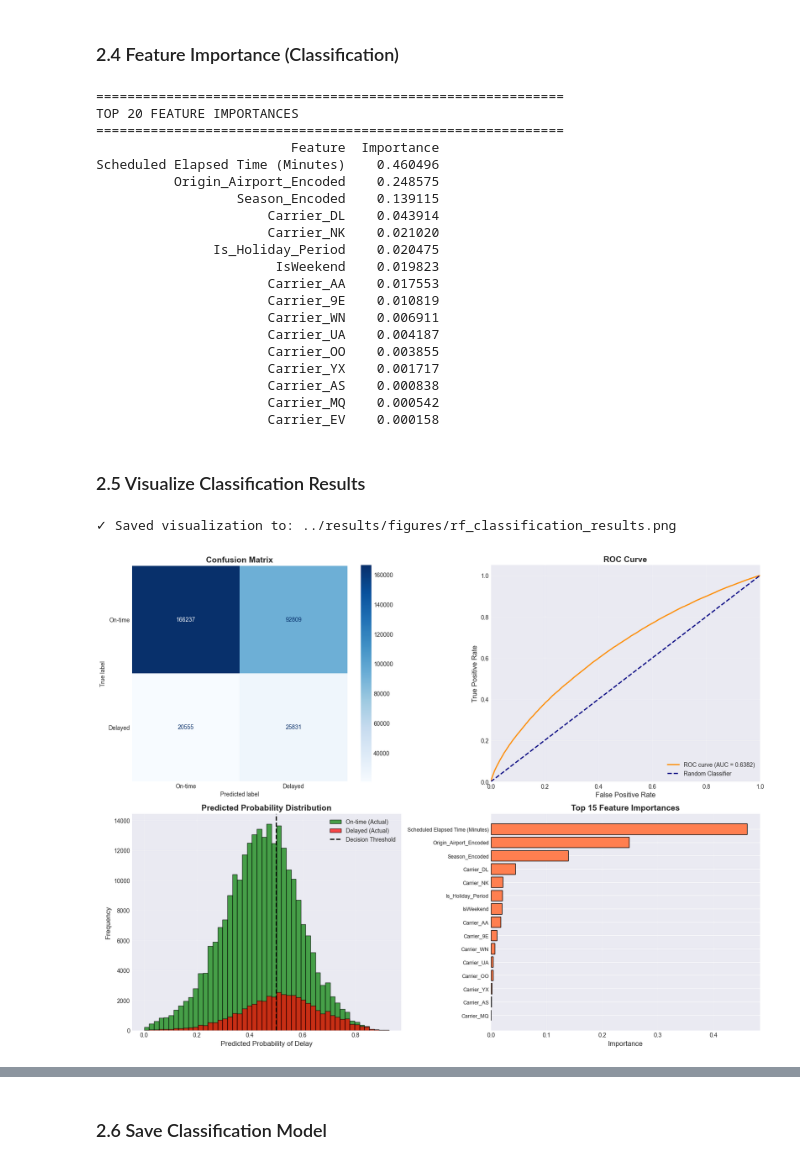
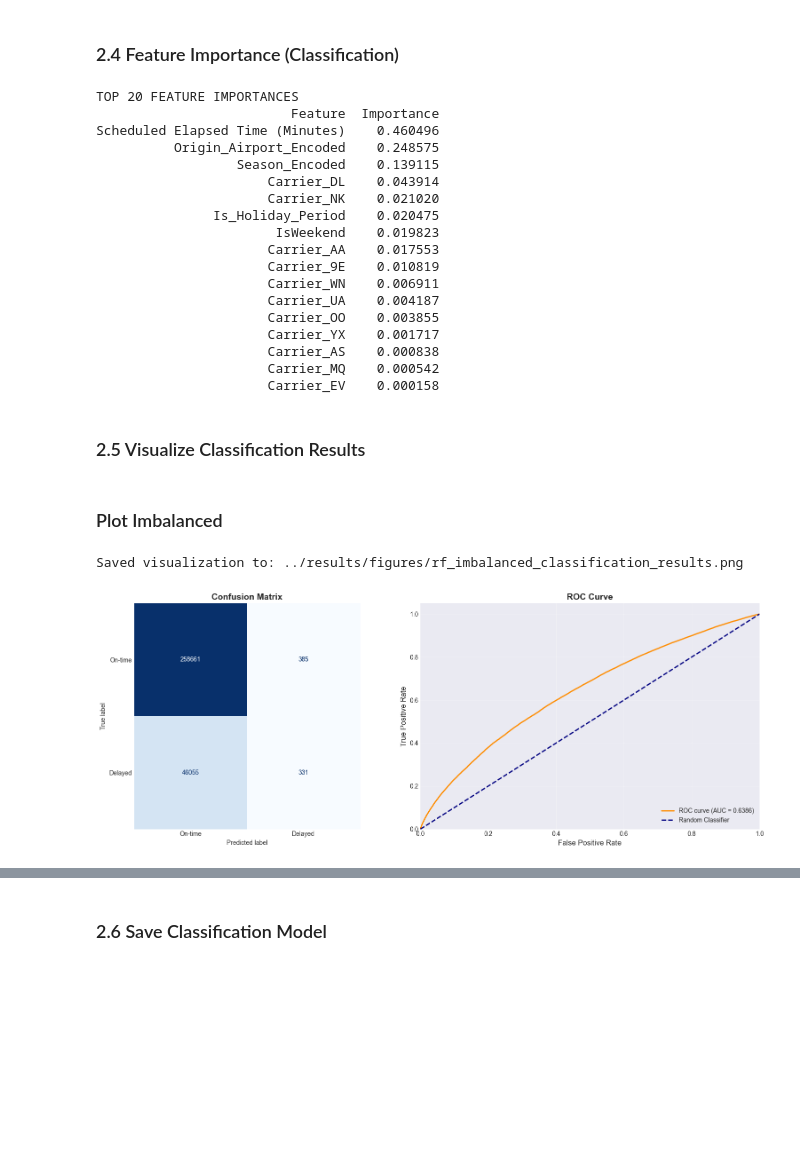
Before and after one commit to rjrichie/flight-arrival-delay-analysis-ATL, a Jupyter notebook: notebooks/04_model_training_random_forest.ipynb, the cells around one changed output, grey strips where cells are left out. Cells and saved outputs as stored; diff of their text form; code cells hidden in the pictures; blank space fills up the shorter version.

Commit message:
Random_Forest Plots

```diff
--- a/notebooks/04_model_training_random_forest.ipynb
+++ b/notebooks/04_model_training_random_forest.ipynb
@@ -185,6 +183,6 @@ rf_classifier = train_random_forest_classifier(
     min_samples_leaf=10,
     random_state=42,
     n_jobs=-1,
-    verbose=0
+    verbose=2
 )
 # %% [output]
@@ -413,9 +599,7 @@ importance_df_clf = get_feature_importance(
     top_n=20
 )
 # %% [output]
-============================================================
 TOP 20 FEATURE IMPORTANCES
-============================================================
                          Feature  Importance
 Scheduled Elapsed Time (Minutes)    0.460496
           Origin_Airport_Encoded    0.248575
@@ -438,61 +625,40 @@ Scheduled Elapsed Time (Minutes)    0.460496
+# %% [markdown]
+### Plot Imbalanced
 # %%
-# Create visualizations
-from sklearn.metrics import roc_curve, auc
-
-fig, axes = plt.subplots(2, 2, figsize=(16, 12))
+# Create 1 row × 2 columns of subplots
+fig, axes = plt.subplots(1, 2, figsize=(16, 6))
 
 # 1. Confusion Matrix
-cm_display = ConfusionMatrixDisplay(confusion_matrix=clf_metrics_balanced['confusion_matrix'],
-                                     display_labels=['On-time', 'Delayed'])
-cm_display.plot(ax=axes[0, 0], cmap='Blues', values_format='d')
-axes[0, 0].set_title('Confusion Matrix', fontsize=14, fontweight='bold')
-axes[0, 0].grid(False)
+cm_display = ConfusionMatrixDisplay(
+    confusion_matrix=clf_metrics['confusion_matrix'],
+    display_labels=['On-time', 'Delayed']
+)
+cm_display.plot(ax=axes[0], cmap='Blues', values_format='d', colorbar=False)
+axes[0].set_title('Confusion Matrix', fontsize=14, fontweight='bold')
+axes[0].grid(False)
 
 # 2. ROC Curve
-fpr, tpr, _ = roc_curve(y_test_clf, clf_metrics_balanced['y_test_proba'])
+fpr, tpr, _ = roc_curve(y_test_clf, clf_metrics['y_test_proba'])
 roc_auc = auc(fpr, tpr)
-axes[0, 1].plot(fpr, tpr, color='darkorange', lw=2,
-                label=f'ROC curve (AUC = {roc_auc:.4f})')
-axes[0, 1].plot([0, 1], [0, 1], color='navy', lw=2, linestyle='--', label='Random Classifier')
-axes[0, 1].set_xlim([0.0, 1.0])
-axes[0, 1].set_ylim([0.0, 1.05])
-axes[0, 1].set_xlabel('False Positive Rate', fontsize=12)
-axes[0, 1].set_ylabel('True Positive Rate', fontsize=12)
-axes[0, 1].set_title('ROC Curve', fontsize=14, fontweight='bold')
-axes[0, 1].legend(loc='lower right')
-axes[0, 1].grid(alpha=0.3)
-
-# 3. Prediction Probability Distribution
-axes[1, 0].hist(clf_metrics_balanced['y_test_proba'][y_test_clf == 0], bins=50, alpha=0.7,
-                label='On-time (Actual)', color='green', edgecolor='black')
-axes[1, 0].hist(clf_metrics_balanced['y_test_proba'][y_test_clf == 1], bins=50, alpha=0.7,
-                label='Delayed (Actual)', color='red', edgecolor='black')
-axes[1, 0].axvline(x=0.5, color='black', linestyle='--', lw=2, label='Decision Threshold')
-axes[1, 0].set_xlabel('Predicted Probability of Delay', fontsize=12)
-axes[1, 0].set_ylabel('Frequency', fontsize=12)
-axes[1, 0].set_title('Predicted Probability Distribution', fontsize=14, fontweight='bold')
-axes[1, 0].legend()
-axes[1, 0].grid(alpha=0.3)
-
-# 4. Top Feature Importances
-top_features_clf = importance_df_clf.head(15)
-axes[1, 1].barh(range(len(top_features_clf)), top_features_clf['Importance'],
-                color='coral', edgecolor='black')
-axes[1, 1].set_yticks(range(len(top_features_clf)))
-axes[1, 1].set_yticklabels(top_features_clf['Feature'], fontsize=9)
-axes[1, 1].set_xlabel('Importance', fontsize=12)
-axes[1, 1].set_title('Top 15 Feature Importances', fontsize=14, fontweight='bold')
-axes[1, 1].grid(axis='x', alpha=0.3)
-axes[1, 1].invert_yaxis()
+axes[1].plot(fpr, tpr, color='darkorange', lw=2,
+             label=f'ROC curve (AUC = {roc_auc:.4f})')
+axes[1].plot([0, 1], [0, 1], color='navy', lw=2, linestyle='--', label='Random Classifier')
+axes[1].set_xlim([0.0, 1.0])
+axes[1].set_ylim([0.0, 1.05])
+axes[1].set_xlabel('False Positive Rate', fontsize=12)
+axes[1].set_ylabel('True Positive Rate', fontsize=12)
+axes[1].set_title('ROC Curve', fontsize=14, fontweight='bold')
+axes[1].legend(loc='lower right')
+axes[1].grid(alpha=0.3)
 
 plt.tight_layout()
 
 # Ensure save directory exists and save figure
 figures_dir = Path('../results/figures')
 figures_dir.mkdir(parents=True, exist_ok=True)
-plt.savefig(figures_dir / 'rf_classification_results.png', dpi=300, bbox_inches='tight')
-print("Saved visualization to: ../results/figures/rf_classification_results.png")
+plt.savefig(figures_dir / 'rf_tuned_classification_results.png', dpi=300, bbox_inches='tight')
+print("Saved visualization to: ../results/figures/rf_imbalanced_classification_results.png")
 plt.show()
 # %% [output]
-✓ Saved visualization to: ../results/figures/rf_classification_results.png
+Saved visualization to: ../results/figures/rf_imbalanced_classification_results.png
-[figure, old version]
+[figure, new version]
```
Also changed, not shown: parts of 18 cells of this notebook, 12 other files.
